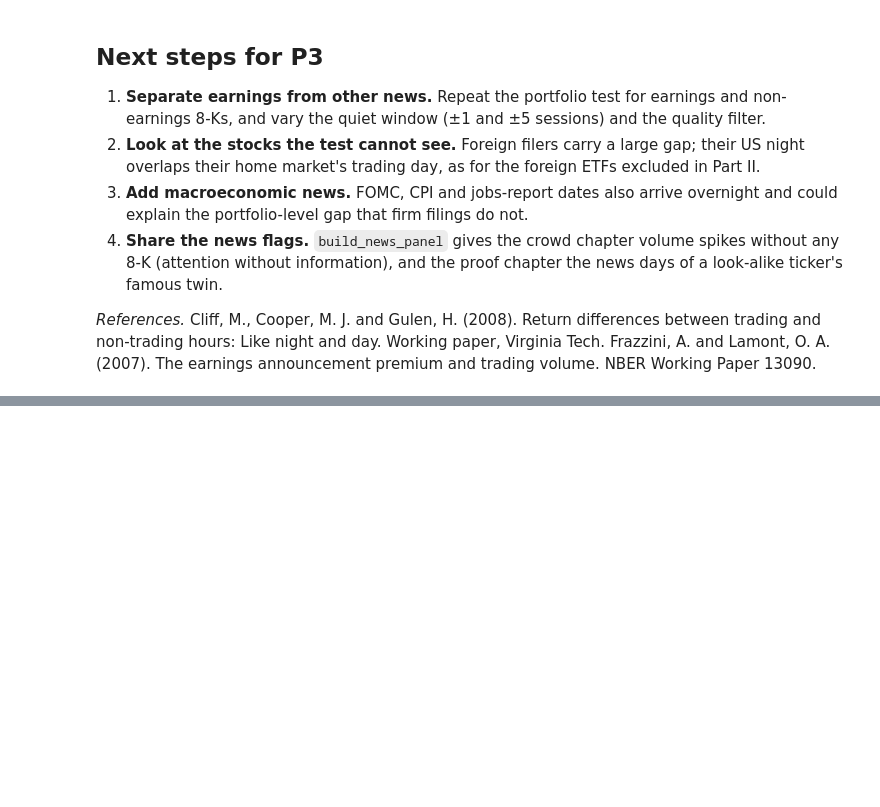
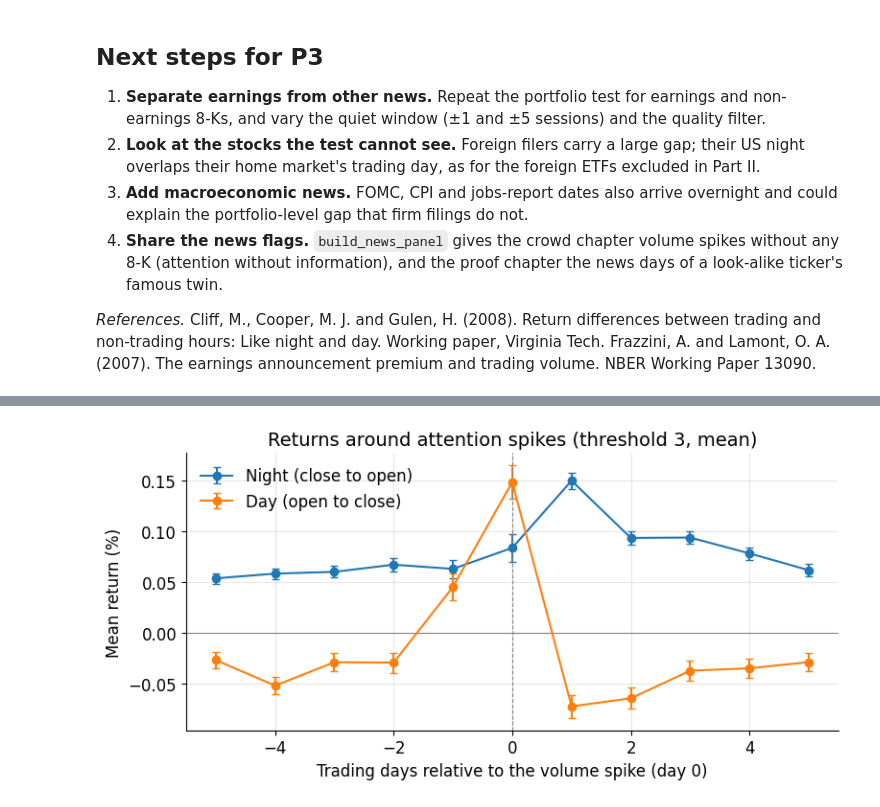
Before and after one commit to theanalysts-ada/Project_ADA_Stock_Markets_TheAnalysts, a Jupyter notebook: results.ipynb, the cells around one changed output, grey strips where cells are left out. Saved outputs shown, nothing was run; the diff lists cells and outputs as text; code cells hidden in the pictures; blank space fills up the shorter version.

```diff
--- a/results.ipynb
+++ b/results.ipynb
@@ -1012,0 +1028,3 @@ The quiet gap is only borderline significant (p = 0.094), so news may explain pa
+# %%
+prices = abnormal_volume(prices, threshold=3)
+{t: int((prices["abn_volume"] > t).sum()) for t in [2, 3, 5]}
@@ -1012,0 +1043,6 @@ The quiet gap is only borderline significant (p = 0.094), so news may explain pa
+# %%
+flags = FILTERS["liquidity"] + ["open_equals_prev_close", "open_equals_close"]
+result = event_study(prices, drop_flags=flags)
+fig = plot_event_study(result, stat="mean", title="Returns around attention spikes (threshold 3, mean)")
+# %% [output]
+[figure, added]
```
Also changed, not shown: parts of 27 cells of this notebook.
